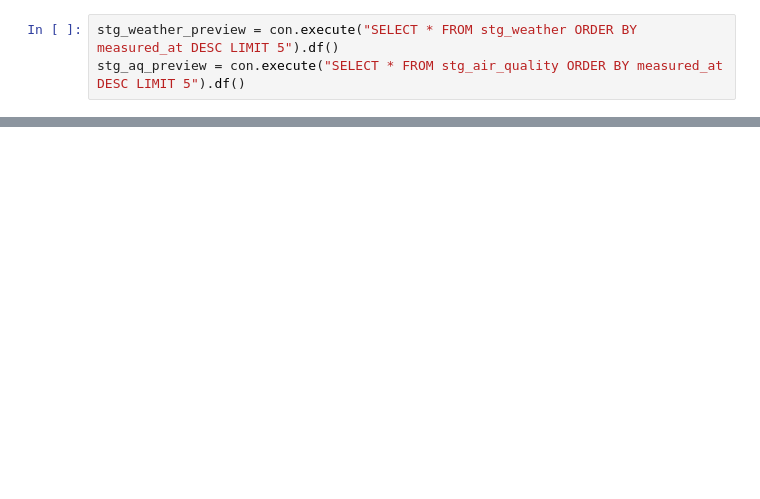
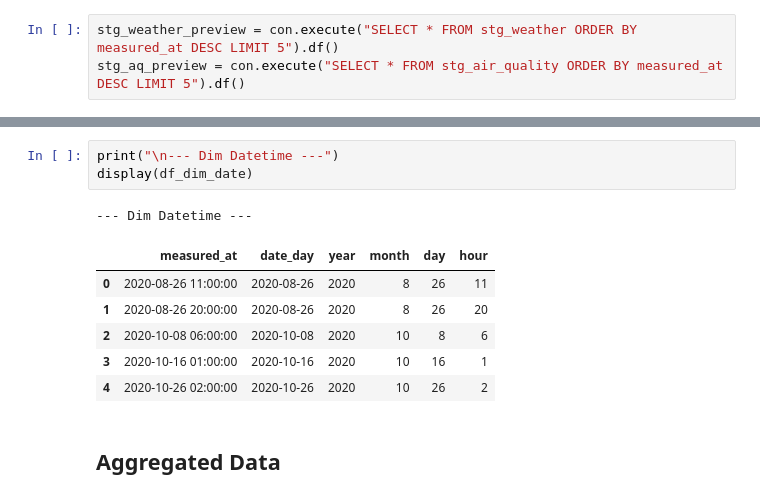
Before and after one commit to vasif-asadov1/weather_analysis_turkiye, a Jupyter notebook: eda/01_data_preview.ipynb, the cells around one changed output, grey strips where cells are left out. Saved outputs shown, nothing was run; the diff lists cells and outputs as text; blank space fills up the shorter version.

```diff
--- a/eda/01_data_preview.ipynb
+++ b/eda/01_data_preview.ipynb
@@ -67,0 +107,13 @@ display(stg_aq_preview)
+# %%
+print("\n--- Dim Datetime ---")
+display(df_dim_date)
+# %% [output]
+--- Dim Datetime ---
+|  | measured_at | date_day | year | month | day | hour |
+| 0 | 2020-08-26 11:00:00 | 2020-08-26 | 2020 | 8 | 26 | 11 |
+| 1 | 2020-08-26 20:00:00 | 2020-08-26 | 2020 | 8 | 26 | 20 |
+| 2 | 2020-10-08 06:00:00 | 2020-10-08 | 2020 | 10 | 8 | 6 |
+| 3 | 2020-10-16 01:00:00 | 2020-10-16 | 2020 | 10 | 16 | 1 |
+| 4 | 2020-10-26 02:00:00 | 2020-10-26 | 2020 | 10 | 26 | 2 |
+# %% [markdown]
+## Aggregated Data
```
Also changed, not shown: parts of 17 cells of this notebook, 4 other files.
